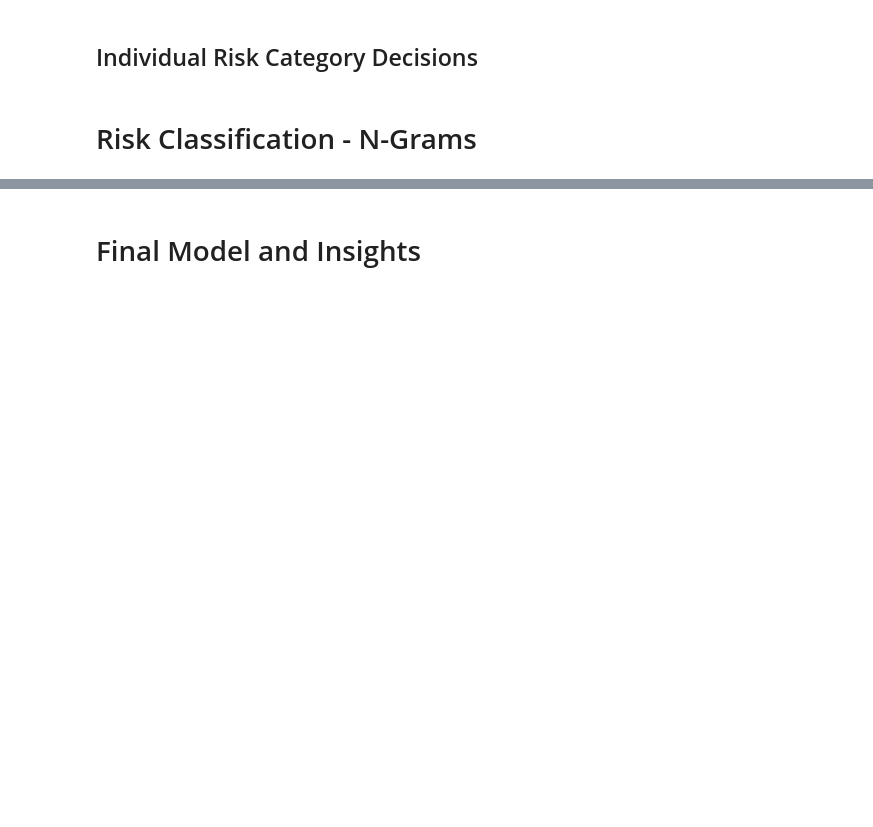
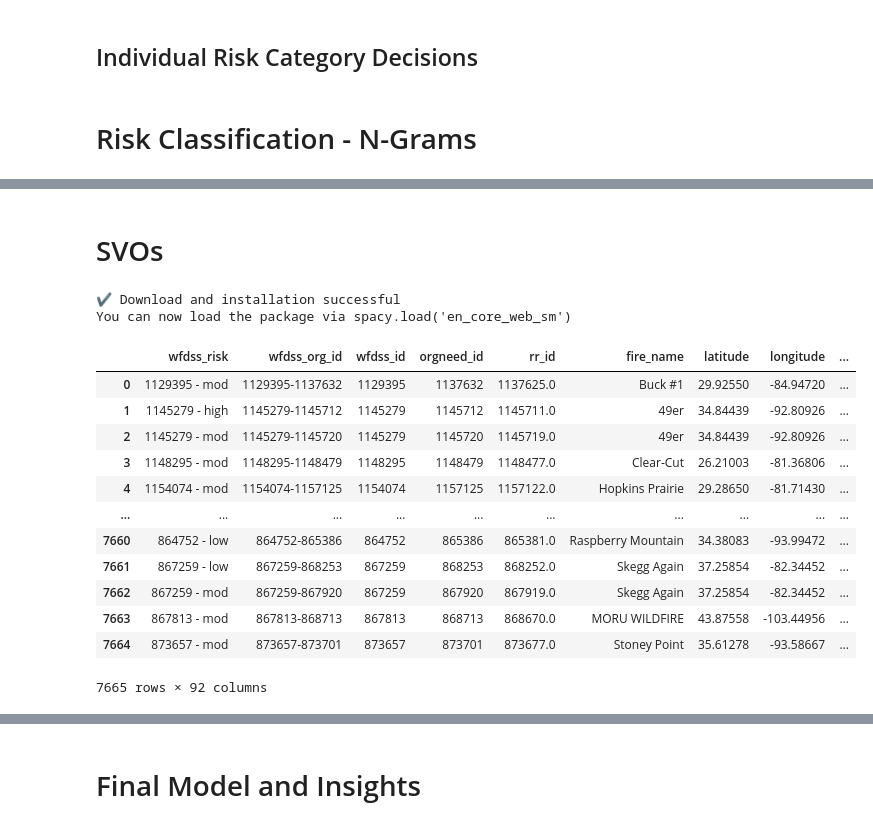
Before and after one commit to aidanwagers/Capstone-Fire-Text-Analysis, a Jupyter notebook: Product Notebook.ipynb, the cells around one changed output, grey strips where cells are left out. Cells and saved outputs as stored; diff of their text form; code cells hidden in the pictures; blank space fills up the shorter version.

```diff
--- a/Product Notebook.ipynb
+++ b/Product Notebook.ipynb
@@ -1578,0 +1960,37 @@ accuracy
+# %% [markdown]
+# SVOs
+# %%
+import spacy
+from subject_object_extraction import findSVOs
+
+# Download the English model
+spacy.cli.download("en_core_web_sm")
+parser = spacy.load('en_core_web_sm')
+svo_data = data.copy()
+# %% [output]
+✔ Download and installation successful
+You can now load the package via spacy.load('en_core_web_sm')
+# %%
+svo_data['combined_text_svo'] = ''
+
+for index, row in svo_data.iterrows():
+    text = row['combined_text']
+    parsed_text = parser(text)
+    svos = findSVOs(parsed_text)
+    svo_data.at[index, 'combined_text_svo'] = svos
+# %%
+svo_data
+# %% [output]
+|  | wfdss_risk | wfdss_org_id | wfdss_id | orgneed_id | rr_id | fire_name | latitude | longitude | ... |
+| 0 | 1129395 - mod | 1129395-1137632 | 1129395 | 1137632 | 1137625.0 | Buck #1 | 29.92550 | -84.94720 | ... |
+| 1 | 1145279 - high | 1145279-1145712 | 1145279 | 1145712 | 1145711.0 | 49er | 34.84439 | -92.80926 | ... |
+| 2 | 1145279 - mod | 1145279-1145720 | 1145279 | 1145720 | 1145719.0 | 49er | 34.84439 | -92.80926 | ... |
+| 3 | 1148295 - mod | 1148295-1148479 | 1148295 | 1148479 | 1148477.0 | Clear-Cut | 26.21003 | -81.36806 | ... |
+| 4 | 1154074 - mod | 1154074-1157125 | 1154074 | 1157125 | 1157122.0 | Hopkins Prairie | 29.28650 | -81.71430 | ... |
+| ... | ... | ... | ... | ... | ... | ... | ... | ... | ... |
+| 7660 | 864752 - low | 864752-865386 | 864752 | 865386 | 865381.0 | Raspberry Mountain | 34.38083 | -93.99472 | ... |
+| 7661 | 867259 - low | 867259-868253 | 867259 | 868253 | 868252.0 | Skegg Again | 37.25854 | -82.34452 | ... |
+| 7662 | 867259 - mod | 867259-867920 | 867259 | 867920 | 867919.0 | Skegg Again | 37.25854 | -82.34452 | ... |
+| 7663 | 867813 - mod | 867813-868713 | 867813 | 868713 | 868670.0 | MORU WILDFIRE | 43.87558 | -103.44956 | ... |
+| 7664 | 873657 - mod | 873657-873701 | 873657 | 873701 | 873677.0 | Stoney Point | 35.61278 | -93.58667 | ... |
+7665 rows × 92 columns
```
Also changed, not shown: parts of 93 cells of this notebook.
